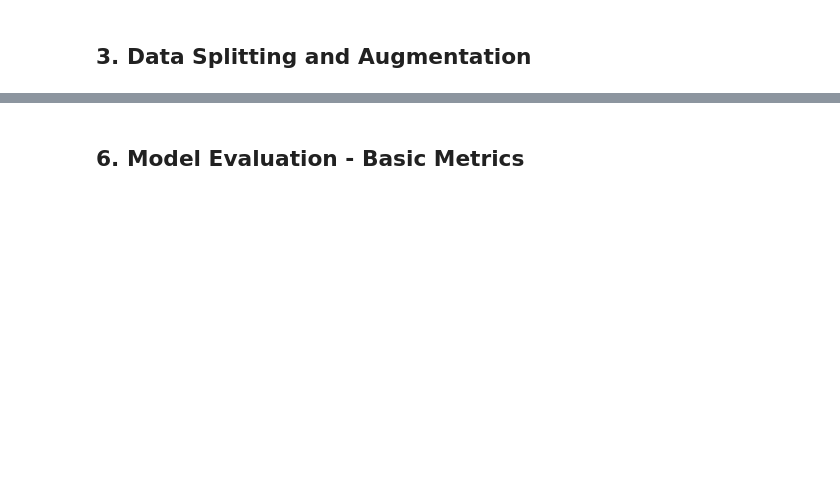
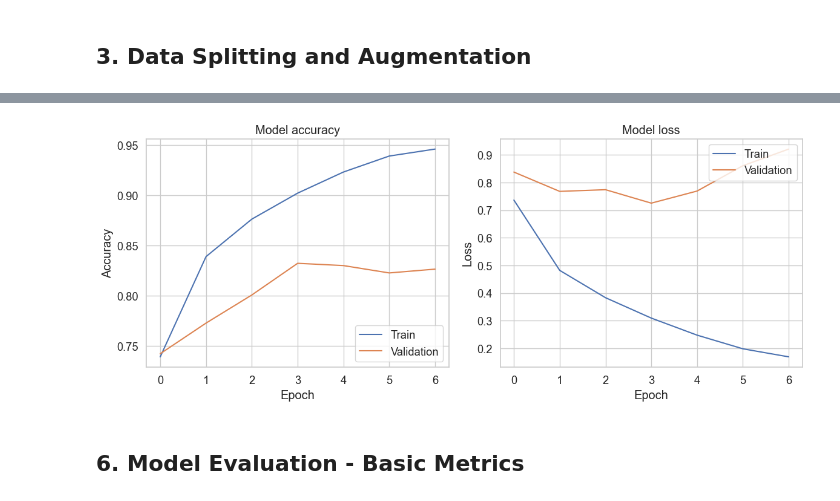
Before and after one commit to NotAlpha45/bangla-cyberbullying, a Jupyter notebook: code/lstm_run/multi_class.ipynb, the cells around one changed output, grey strips where cells are left out. Drawn from its saved outputs; the diff is of its cells as text; code cells hidden in the pictures; blank space fills up the shorter version.

```diff
--- a/code/lstm_run/multi_class.ipynb
+++ b/code/lstm_run/multi_class.ipynb
@@ -143,0 +170,12 @@ print(f"Testing data vectorization completed in {time.time() - start_time:.2f} s
+# %%
+# Preprocess test data
+print("Preprocessing testing data...")
+start_time = time.time()
+X_test_sequences = tokenize_text(X_test, MAX_SEQUENCE_LENGTH)
+print(f"Testing data preprocessing completed in {time.time() - start_time:.2f} seconds")
+print(f"Testing sequence shape: {X_test_sequences.shape}")
+
+# Convert labels to categorical format for neural network
+num_classes = 5  # Based on the label mapping
+y_train_cat = to_categorical(y_train_augmented, num_classes)
+y_test_cat = to_categorical(y_test, num_classes)
@@ -166,3 +293,29 @@ print(f"Model trained in {training_time:.2f} seconds")
+# %%
+# Plot training history
+plt.figure(figsize=(12, 5))
+
+# Plot training & validation accuracy values
+plt.subplot(1, 2, 1)
+plt.plot(history.history['accuracy'])
+plt.plot(history.history['val_accuracy'])
+plt.title('Model accuracy')
+plt.ylabel('Accuracy')
+plt.xlabel('Epoch')
+plt.legend(['Train', 'Validation'], loc='lower right')
+
+# Plot training & validation loss values
+plt.subplot(1, 2, 2)
+plt.plot(history.history['loss'])
+plt.plot(history.history['val_loss'])
+plt.title('Model loss')
+plt.ylabel('Loss')
+plt.xlabel('Epoch')
+plt.legend(['Train', 'Validation'], loc='upper right')
+
+plt.tight_layout()
+plt.show()
+# %% [output]
+[figure, added]
 # %% [markdown]
 ## 6. Model Evaluation - Basic Metrics
 # %%
```
Also changed, not shown: parts of 32 cells of this notebook, 1 other file.
